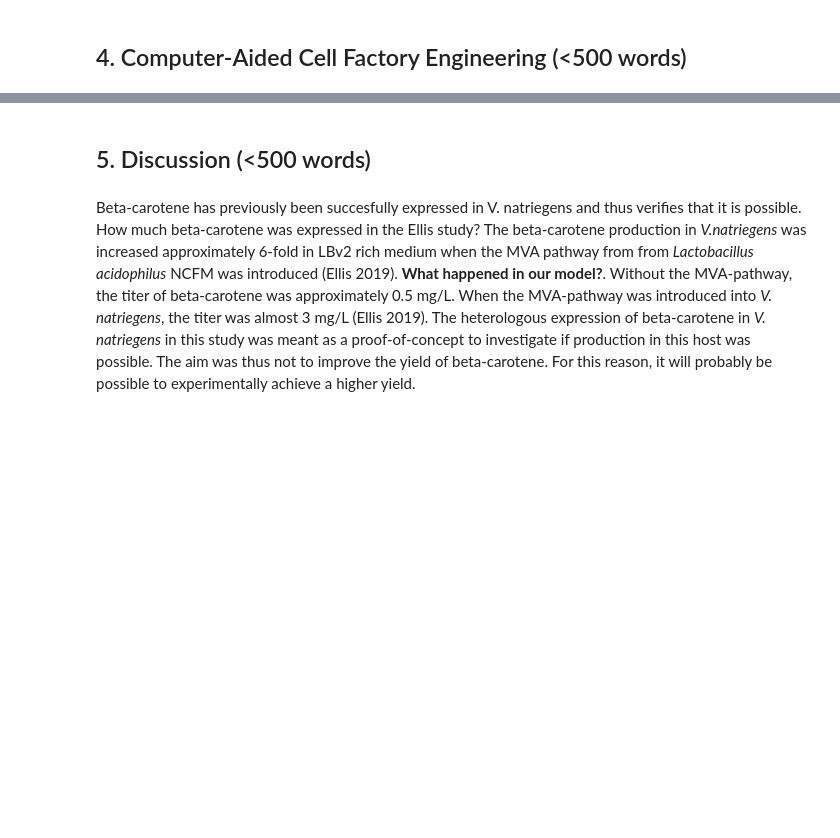
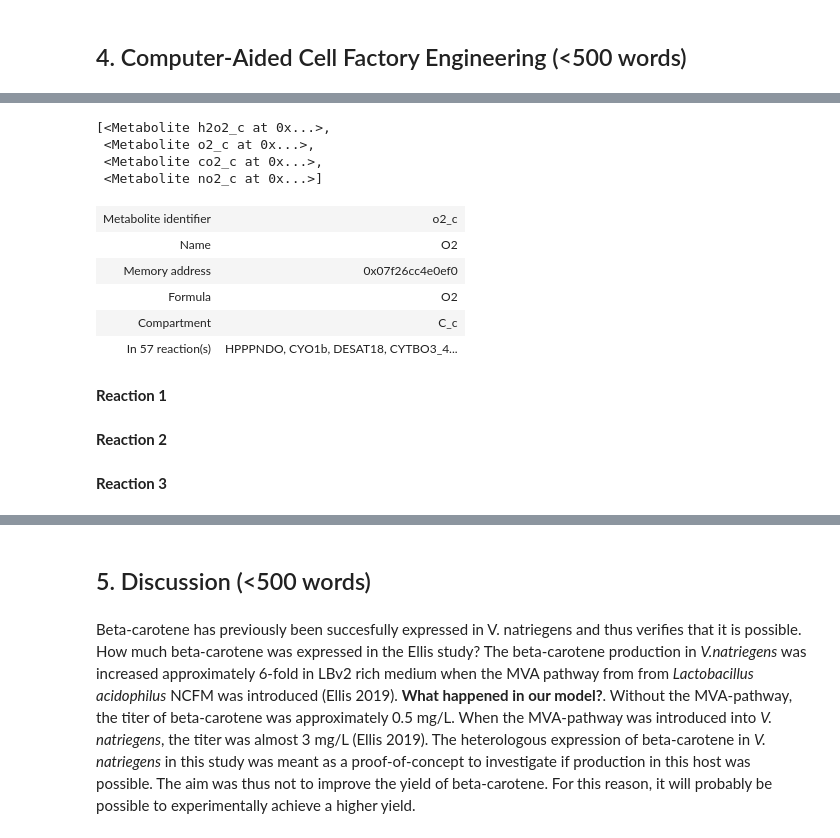
Before and after one commit to 27410/27410-2020-group-project-group-7_vibrio-natriegens, a Jupyter notebook: Report.ipynb, the cells around one changed output, grey strips where cells are left out. Drawn from its saved outputs; the diff is of its cells as text; code cells hidden in the pictures; blank space fills up the shorter version.

```diff
--- a/Report.ipynb
+++ b/Report.ipynb
@@ -177,0 +237,18 @@ Hej hej
+# %%
+modelM9.metabolites.query('o2_c','id') #HJÆLP oxygen
+# %% [output]
+[<Metabolite h2o2_c at 0x...>,
+ <Metabolite o2_c at 0x...>,
+ <Metabolite co2_c at 0x...>,
+ <Metabolite no2_c at 0x...>]
+# %%
+modelM9.metabolites.o2_c
+# %% [output]
+| Metabolite identifier | o2_c |
+| Name | O2 |
+| Memory address | 0x07f26cc4e0ef0 |
+| Formula | O2 |
+| Compartment | C_c |
+| In 57 reaction(s) | HPPPNDO, CYO1b, DESAT18, CYTBO3_4... |
+# %% [markdown]
+**Reaction 1**
@@ -177,0 +262,2 @@ Hej hej
+# %% [markdown]
+**Reaction 2**
@@ -177,0 +271,2 @@ Hej hej
+# %% [markdown]
+**Reaction 3**
```
Also changed, not shown: parts of 26 cells of this notebook.
